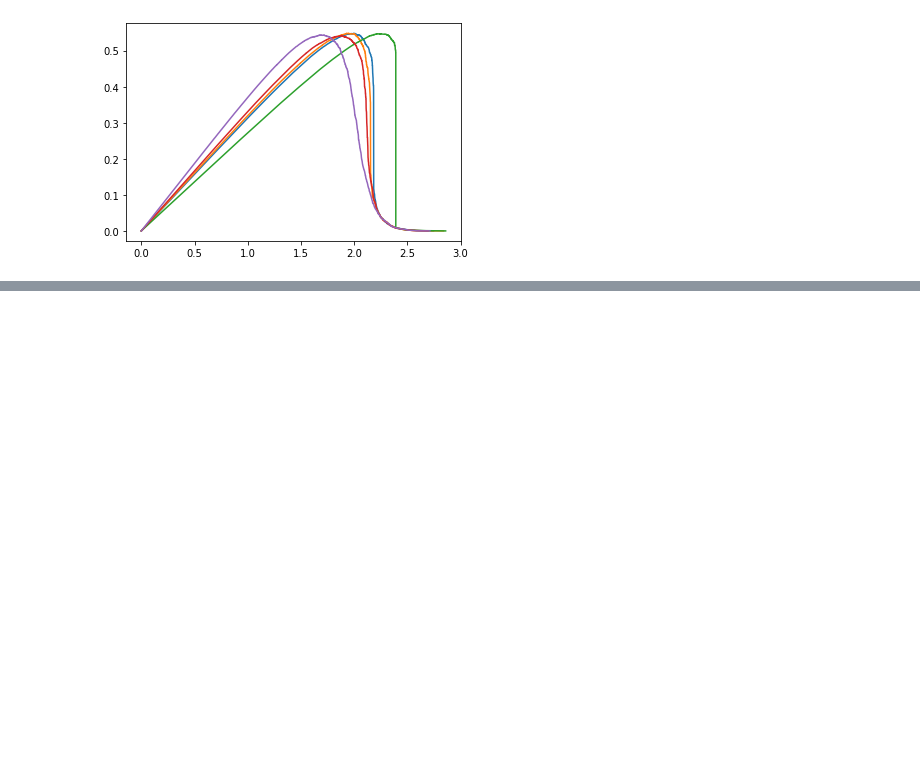
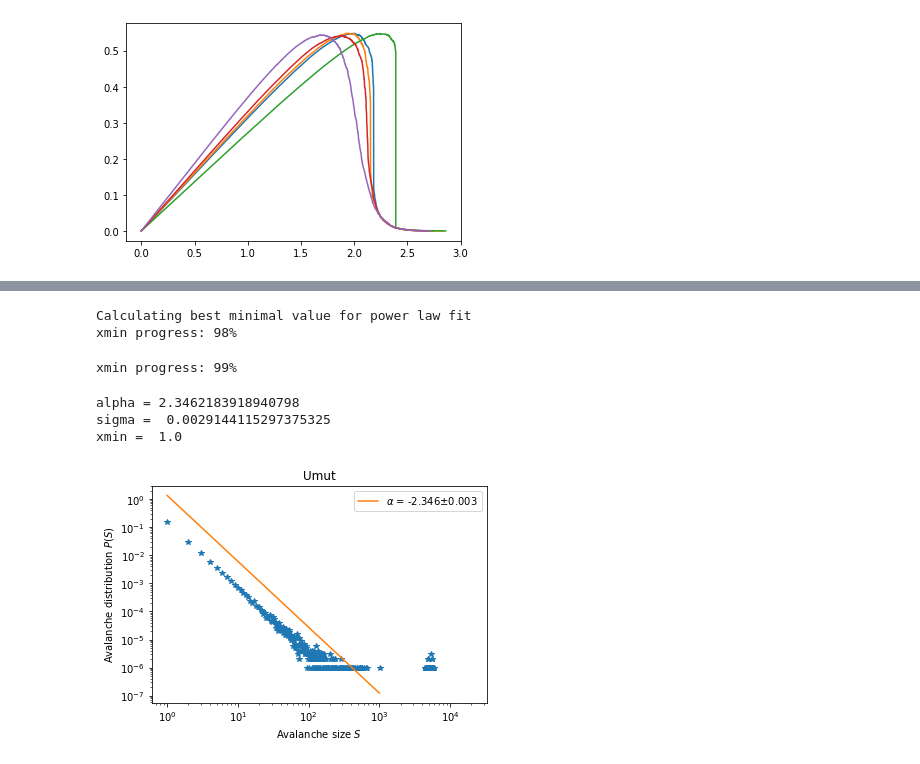
Before and after one commit to hudson-br/localized-fracture, a Jupyter notebook: src/Data_analysis.ipynb, the cells around one changed output, grey strips where cells are left out. Saved outputs shown, nothing was run; the diff lists cells and outputs as text; code cells hidden in the pictures; blank space fills up the shorter version.

```diff
--- a/src/Data_analysis.ipynb
+++ b/src/Data_analysis.ipynb
@@ -84,0 +59,48 @@ import matplotlib.pyplot as plt
+# %%
+def plot_avalanche_Umut(filename):
+
+    with open(filename, "r") as f:
+        lines = f.readlines()
+
+    N = 20000
+    data = [float(elem.split( )[0]) for elem in lines]
+    [number_of_avalanches, bins] = np.histogram(data, bins = np.arange(0,N))
+    # [number_of_avalanches, bins] = np.histogram(data, bins=np.logspace(start=np.log10(10), stop=np.log10(N), num=20))
+    plt.figure()
+    plt.loglog(bins[0:-1], number_of_avalanches/sum(bins[0:-1]*number_of_avalanches), '*')
+
+    plt.xlabel('Avalanche size 'r'$S$')
+    plt.ylabel('Avalanche distribution 'r'$P(S)$')
+    # results = powerlaw.Fit(lines)
+    results = powerlaw.Fit(lines, xmin = None, xmax = 1000, discrete=True, verbose = True, estimate_discrete = True)
+#     results = powerlaw.Fit(data, xmax = 1000, fit_method='KS')#,parameter_range=parameter_range,)
+
+    alpha = results.power_law.alpha
+#     alpha_2 = 2.25
+    xmin = results.power_law.xmin
+    xx = bins[0:1000]
+    yy = ((alpha-1)/xmin)*(xx/xmin)**(-alpha)*1
+#     yy2 = ((alpha_2-1)/xmin)*(xx/xmin)**(-alpha_2)*100000
+    plt.loglog(xx[int(results.power_law.xmin):-1], yy[int(results.power_law.xmin):-1], label = r'$\alpha$ = -'+str(round(results.power_law.alpha,3)) +r'$\pm$'+str(round(results.power_law.sigma,3)))
+#     plt.loglog(xx[int(results.power_law.xmin):-1], yy2[int(results.power_law.xmin):-1], label = r'$\alpha$ = -2.25')
+    plt.legend()
+    plt.title('Umut')
+    print('alpha =', results.power_law.alpha)
+    print('sigma = ', results.power_law.sigma)
+    print('xmin = ', xmin)
+    return [bins[0:-1], number_of_avalanches]
+
+
+path = '/Users/morpho/TURLIERLAB Dropbox/Hudson Rocha/Postdoc/LSPM/Python/dataUmut/set1a/'
+
+elem=path+"avalanche_sizes_l_1_lj_4_lf_1_N_10000.dat"
+
+[x_umut, y_umut] = plot_avalanche_Umut(elem)
+# %% [output]
+Calculating best minimal value for power law fit
+xmin progress: 98%
+xmin progress: 99%
+alpha = 2.3462183918940798
+sigma =  0.0029144115297375325
+xmin =  1.0
+[figure, added]
```
Also changed, not shown: parts of 11 cells of this notebook.
